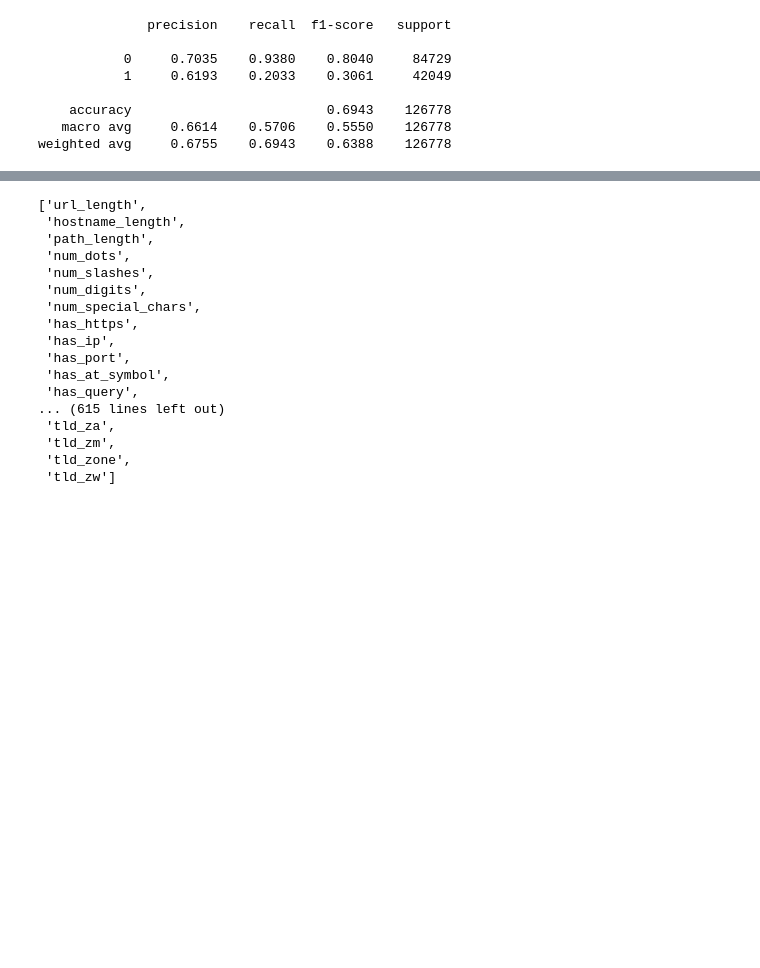
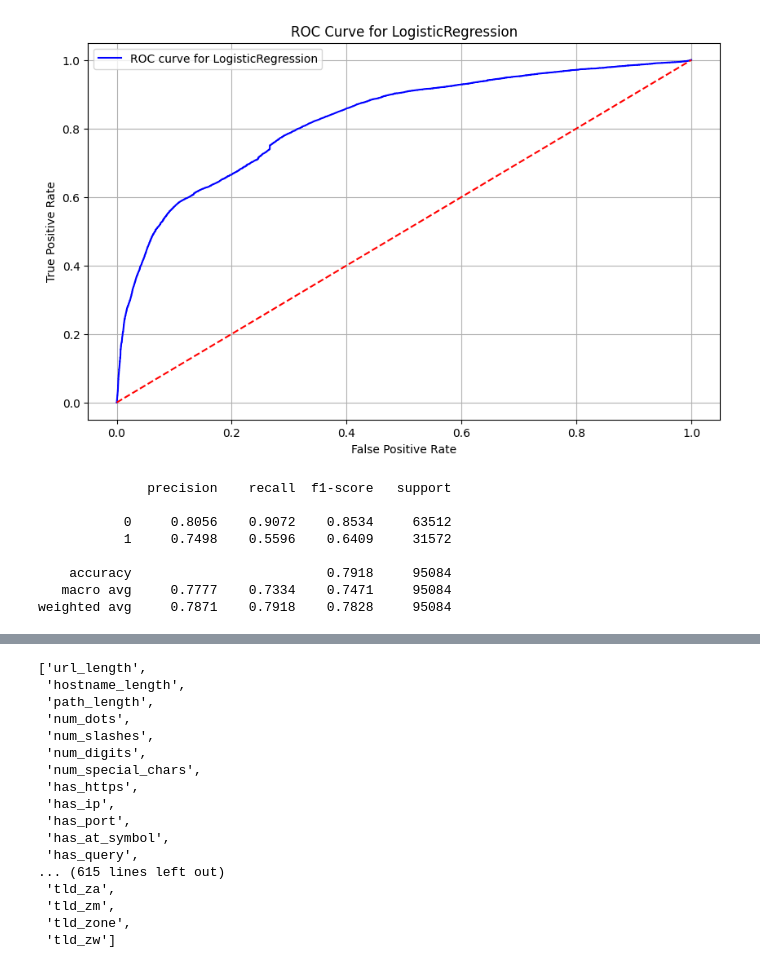
Before and after one commit to WilliamDelnington/EmailSpamDetection, a Jupyter notebook: MaliciousURLDatasetTests/url_classification_binary.ipynb, the cells around one changed output, grey strips where cells are left out. Cells and saved outputs as stored; diff of their text form; code cells hidden in the pictures; blank space fills up the shorter version.

Commit message:
finish url classification curves

```diff
--- a/MaliciousURLDatasetTests/url_classification_binary.ipynb
+++ b/MaliciousURLDatasetTests/url_classification_binary.ipynb
@@ -76,7 +70,7 @@ from sklearn.preprocessing import LabelEncoder
 # %%
 from sklearn.model_selection import train_test_split
 
-X_train, X_test, y_train, y_test = train_test_split(X, y, test_size=0.18, random_state=42)
+X_train, X_test, y_train, y_test = train_test_split(X, y, test_size=0.15, random_state=42)
 # %%
 import matplotlib.pyplot as plt
 import os
@@ -100,12 +128,12 @@ del unique, counts, counter
 # %%
-vt = VotingClassifier([
-    ("rf", RandomForestClassifier(n_jobs=4, random_state=42)),
-    ("ext", ExtraTreesClassifier(n_jobs=4, random_state=42)),
-    ("bg", BaggingClassifier(n_jobs=4, random_state=42))
-])
-vt.fit(X_train, y_train)
-with open("./models/voting_classifier.pkl", "wb") as f:
-    pickle.dump(vt, f)
+# vt = VotingClassifier([
+#     ("rf", RandomForestClassifier(n_jobs=4, random_state=42)),
+#     ("ext", ExtraTreesClassifier(n_jobs=4, random_state=42)),
+#     ("bg", BaggingClassifier(n_jobs=4, random_state=42))
+# ], n_jobs=3, voting="soft")
+# vt.fit(X_train, y_train)
+# with open("./models/voting_classifier.pkl", "wb") as f:
+#     pickle.dump(vt, f)
 # %%
 lr = LogisticRegression(random_state=42)
 lr.fit(X_train, y_train)
@@ -114,18 +150,24 @@ with open("./models/logistic_regression_url.pkl", "wb") as f:
+# %%
+with open("./models/logistic_regression_url.pkl", "rb") as f:
+    lr = pickle.load(f)
 # %%
+evaluate_and_plot_proba(lr)
+
 y_pred = lr.predict(X_test)
 
 print(classification_report(y_test, y_pred, digits=4))
 
 del lr
 # %% [output]
+[figure, added]
               precision    recall  f1-score   support
 
-           0     0.7035    0.9380    0.8040     84729
-           1     0.6193    0.2033    0.3061     42049
+           0     0.8056    0.9072    0.8534     63512
+           1     0.7498    0.5596    0.6409     31572
 
-    accuracy                         0.6943    126778
-   macro avg     0.6614    0.5706    0.5550    126778
-weighted avg     0.6755    0.6943    0.6388    126778
+    accuracy                         0.7918     95084
+   macro avg     0.7777    0.7334    0.7471     95084
+weighted avg     0.7871    0.7918    0.7828     95084
 # %%
 ada = AdaBoostClassifier(random_state=42)
 ada.fit(X_train, y_train)
```
Also changed, not shown: parts of 33 cells of this notebook.
